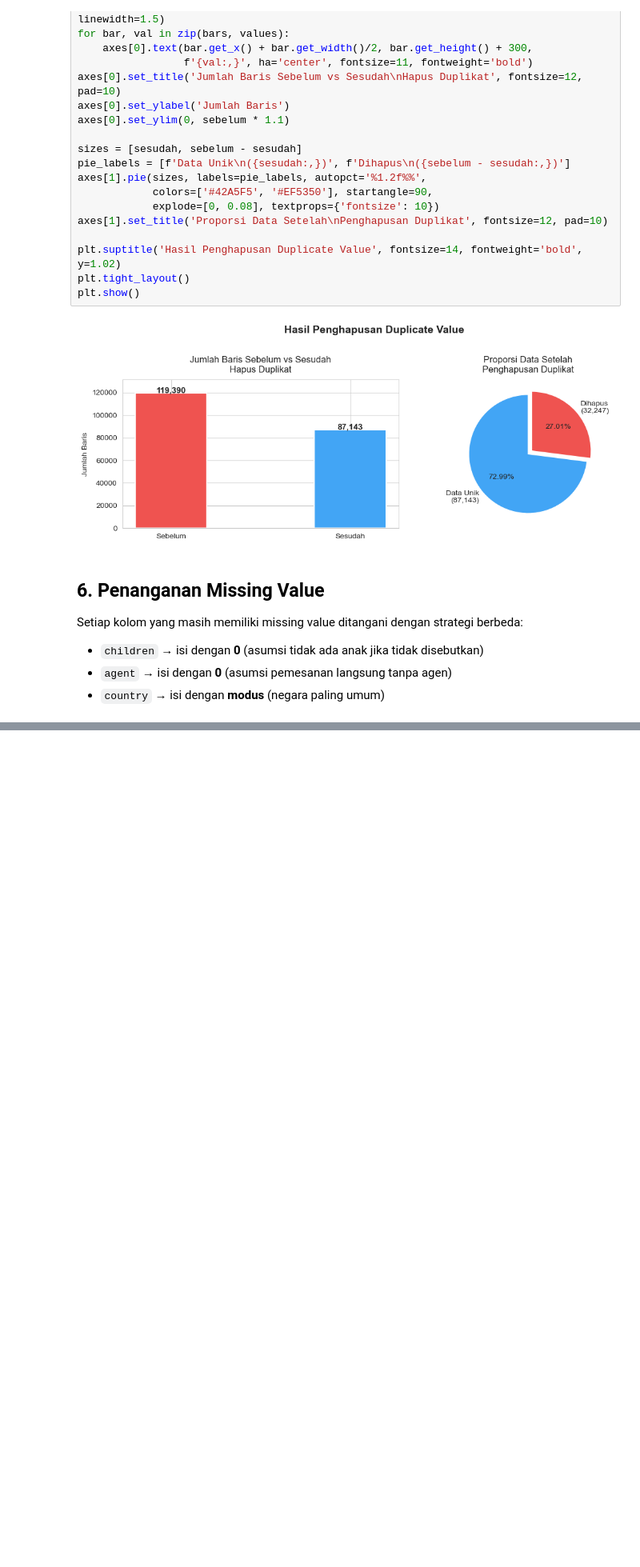
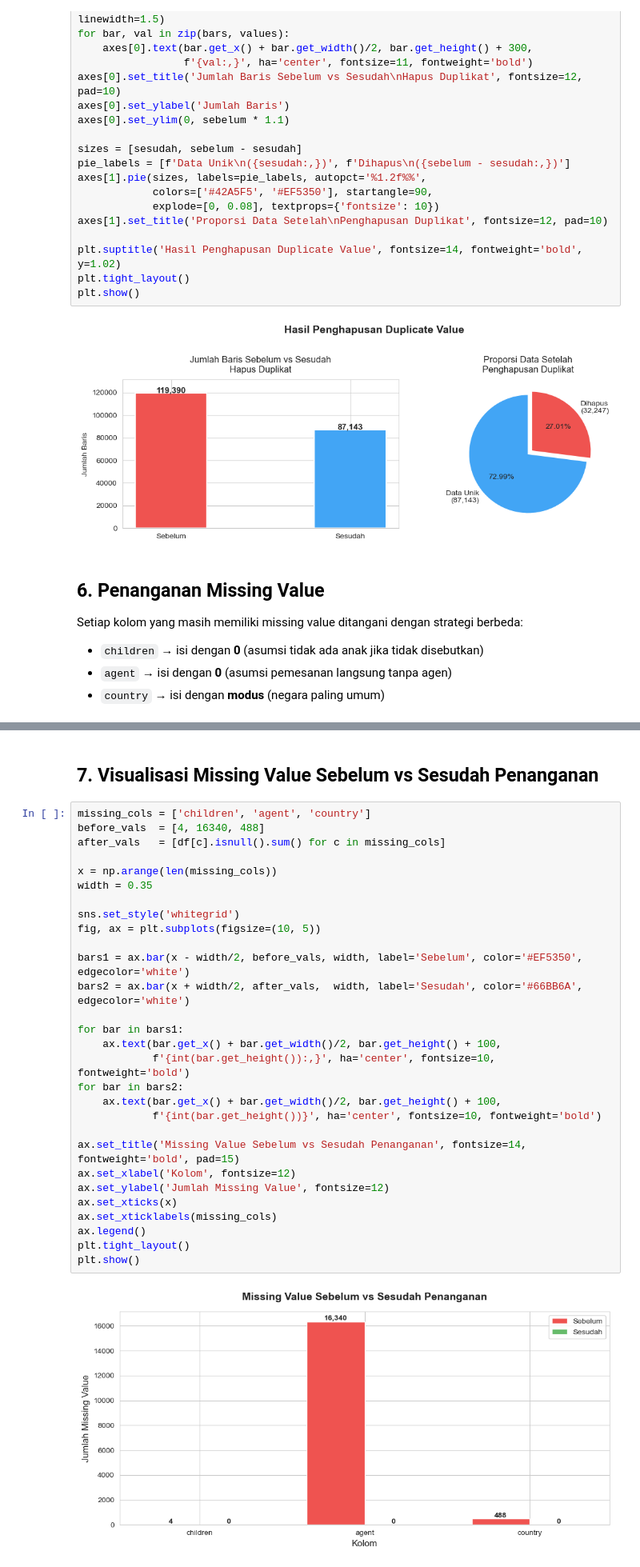
Before and after one commit to MuhammadShidqiHanifUSK/A_Project_VisDat_Klp1, a Jupyter notebook: notebooks/preprocessing.ipynb, the cells around one changed output, grey strips where cells are left out. Shown at 80% size. Cells and saved outputs as stored; diff of their text form; blank space fills up the shorter version.

```diff
--- a/notebooks/preprocessing.ipynb
+++ b/notebooks/preprocessing.ipynb
@@ -122,0 +120,33 @@ Series([], dtype: int64)
+# %% [markdown]
+## 7. Visualisasi Missing Value Sebelum vs Sesudah Penanganan
+# %%
+missing_cols = ['children', 'agent', 'country']
+before_vals  = [4, 16340, 488]
+after_vals   = [df[c].isnull().sum() for c in missing_cols]
+
+x = np.arange(len(missing_cols))
+width = 0.35
+
+sns.set_style('whitegrid')
+fig, ax = plt.subplots(figsize=(10, 5))
+
+bars1 = ax.bar(x - width/2, before_vals, width, label='Sebelum', color='#EF5350', edgecolor='white')
+bars2 = ax.bar(x + width/2, after_vals,  width, label='Sesudah', color='#66BB6A', edgecolor='white')
+
+for bar in bars1:
+    ax.text(bar.get_x() + bar.get_width()/2, bar.get_height() + 100,
+            f'{int(bar.get_height()):,}', ha='center', fontsize=10, fontweight='bold')
+for bar in bars2:
+    ax.text(bar.get_x() + bar.get_width()/2, bar.get_height() + 100,
+            f'{int(bar.get_height())}', ha='center', fontsize=10, fontweight='bold')
+
+ax.set_title('Missing Value Sebelum vs Sesudah Penanganan', fontsize=14, fontweight='bold', pad=15)
+ax.set_xlabel('Kolom', fontsize=12)
+ax.set_ylabel('Jumlah Missing Value', fontsize=12)
+ax.set_xticks(x)
+ax.set_xticklabels(missing_cols)
+ax.legend()
+plt.tight_layout()
+plt.show()
+# %% [output]
+[figure, added]
```
Also changed, not shown: parts of 1 cell of this notebook.
